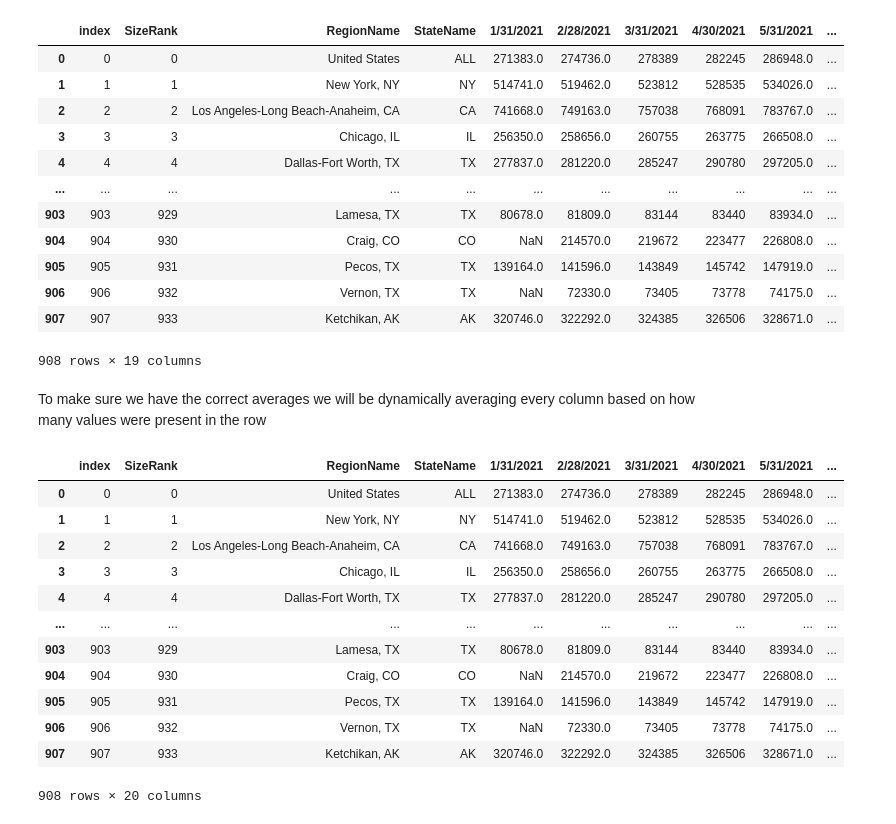
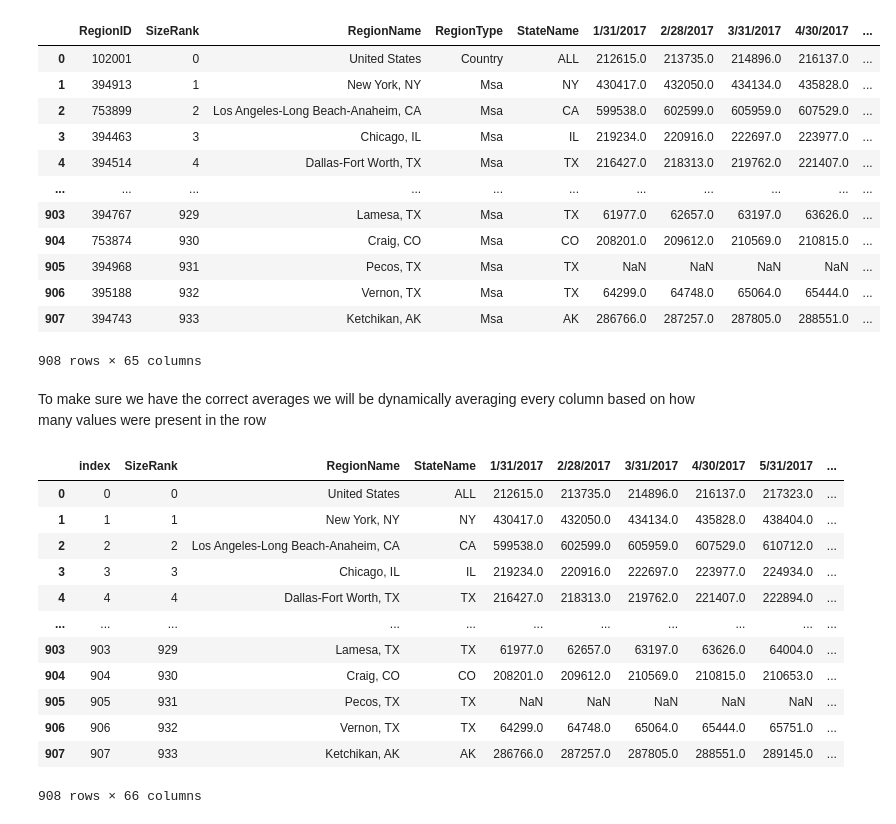
Before and after one commit to RobSalazar/Project-2, a Jupyter notebook: data_cleaning.ipynb, the cells around one changed output. Saved outputs shown, nothing was run; the diff lists cells and outputs as text; code cells hidden in the pictures.

```diff
--- a/data_cleaning.ipynb
+++ b/data_cleaning.ipynb
@@ -13,31 +13,38 @@ unem_data = pd.read_csv(unem_path)
 # %%
 #Drop columns that we dont need in our database (or that can mess up an axis summation)
 d_zillow = zillow_data.drop(columns = ["RegionType","RegionID"])
 
 #Create a list of all columns with housing prices
-dates = ["1/31/2021","2/28/2021","3/31/2021","4/30/2021","5/31/2021","6/30/2021",
-         "7/31/2021","8/31/2021","9/30/2021","10/31/2021","11/30/2021","12/31/2021"]
+dates = ['1/31/2017','2/28/2017','3/31/2017','4/30/2017','5/31/2017','6/30/2017','7/31/2017',
+         '8/31/2017','9/30/2017','10/31/2017','11/30/2017','12/31/2017','1/31/2018','2/28/2018',
+         '3/31/2018','4/30/2018','5/31/2018','6/30/2018','7/31/2018','8/31/2018','9/30/2018',
+         '10/31/2018','11/30/2018','12/31/2018','1/31/2019','2/28/2019','3/31/2019','4/30/2019',
+         '5/31/2019','6/30/2019','7/31/2019','8/31/2019','9/30/2019','10/31/2019','11/30/2019',
+         '12/31/2019','1/31/2020','2/29/2020','3/31/2020','4/30/2020','5/31/2020','6/30/2020',
+         '7/31/2020','8/31/2020','9/30/2020','10/31/2020','11/30/2020','12/31/2020','1/31/2021',
+         '2/28/2021','3/31/2021','4/30/2021','5/31/2021','6/30/2021','7/31/2021','8/31/2021',
+         '9/30/2021','10/31/2021','11/30/2021','12/31/2021'
+]
 
 #Create a new column titled 'total' to house the newly added totals and sum the values across using 'axis=1'
 d_zillow["Totals"] = d_zillow[dates].sum(axis=1)
 
 #Reset index to create similar column for merge
 id_zillow = d_zillow.reset_index()
-id_zillow
 # %% [output]
-|  | index | SizeRank | RegionName | StateName | 1/31/2021 | 2/28/2021 | 3/31/2021 | 4/30/2021 | 5/31/2021 | ... |
-| 0 | 0 | 0 | United States | ALL | 271383.0 | 274736.0 | 278389 | 282245 | 286948.0 | ... |
-| 1 | 1 | 1 | New York, NY | NY | 514741.0 | 519462.0 | 523812 | 528535 | 534026.0 | ... |
-| 2 | 2 | 2 | Los Angeles-Long Beach-Anaheim, CA | CA | 741668.0 | 749163.0 | 757038 | 768091 | 783767.0 | ... |
-| 3 | 3 | 3 | Chicago, IL | IL | 256350.0 | 258656.0 | 260755 | 263775 | 266508.0 | ... |
-| 4 | 4 | 4 | Dallas-Fort Worth, TX | TX | 277837.0 | 281220.0 | 285247 | 290780 | 297205.0 | ... |
+|  | RegionID | SizeRank | RegionName | RegionType | StateName | 1/31/2017 | 2/28/2017 | 3/31/2017 | 4/30/2017 | ... |
+| 0 | 102001 | 0 | United States | Country | ALL | 212615.0 | 213735.0 | 214896.0 | 216137.0 | ... |
+| 1 | 394913 | 1 | New York, NY | Msa | NY | 430417.0 | 432050.0 | 434134.0 | 435828.0 | ... |
+| 2 | 753899 | 2 | Los Angeles-Long Beach-Anaheim, CA | Msa | CA | 599538.0 | 602599.0 | 605959.0 | 607529.0 | ... |
+| 3 | 394463 | 3 | Chicago, IL | Msa | IL | 219234.0 | 220916.0 | 222697.0 | 223977.0 | ... |
+| 4 | 394514 | 4 | Dallas-Fort Worth, TX | Msa | TX | 216427.0 | 218313.0 | 219762.0 | 221407.0 | ... |
 | ... | ... | ... | ... | ... | ... | ... | ... | ... | ... | ... |
-| 903 | 903 | 929 | Lamesa, TX | TX | 80678.0 | 81809.0 | 83144 | 83440 | 83934.0 | ... |
-| 904 | 904 | 930 | Craig, CO | CO | NaN | 214570.0 | 219672 | 223477 | 226808.0 | ... |
-| 905 | 905 | 931 | Pecos, TX | TX | 139164.0 | 141596.0 | 143849 | 145742 | 147919.0 | ... |
-| 906 | 906 | 932 | Vernon, TX | TX | NaN | 72330.0 | 73405 | 73778 | 74175.0 | ... |
-| 907 | 907 | 933 | Ketchikan, AK | AK | 320746.0 | 322292.0 | 324385 | 326506 | 328671.0 | ... |
+| 903 | 394767 | 929 | Lamesa, TX | Msa | TX | 61977.0 | 62657.0 | 63197.0 | 63626.0 | ... |
+| 904 | 753874 | 930 | Craig, CO | Msa | CO | 208201.0 | 209612.0 | 210569.0 | 210815.0 | ... |
+| 905 | 394968 | 931 | Pecos, TX | Msa | TX | NaN | NaN | NaN | NaN | ... |
+| 906 | 395188 | 932 | Vernon, TX | Msa | TX | 64299.0 | 64748.0 | 65064.0 | 65444.0 | ... |
+| 907 | 394743 | 933 | Ketchikan, AK | Msa | AK | 286766.0 | 287257.0 | 287805.0 | 288551.0 | ... |
-908 rows × 19 columns
+908 rows × 65 columns
 # %% [markdown]
 To make sure we have the correct averages we will be dynamically averaging every column based on how many values were present in the row
 # %%
@@ -54,16 +61,16 @@ idf = df.reset_index()
 combo_df = pd.merge(id_zillow, idf)
 combo_df
 # %% [output]
-|  | index | SizeRank | RegionName | StateName | 1/31/2021 | 2/28/2021 | 3/31/2021 | 4/30/2021 | 5/31/2021 | ... |
-| 0 | 0 | 0 | United States | ALL | 271383.0 | 274736.0 | 278389 | 282245 | 286948.0 | ... |
-| 1 | 1 | 1 | New York, NY | NY | 514741.0 | 519462.0 | 523812 | 528535 | 534026.0 | ... |
-| 2 | 2 | 2 | Los Angeles-Long Beach-Anaheim, CA | CA | 741668.0 | 749163.0 | 757038 | 768091 | 783767.0 | ... |
-| 3 | 3 | 3 | Chicago, IL | IL | 256350.0 | 258656.0 | 260755 | 263775 | 266508.0 | ... |
-| 4 | 4 | 4 | Dallas-Fort Worth, TX | TX | 277837.0 | 281220.0 | 285247 | 290780 | 297205.0 | ... |
+|  | index | SizeRank | RegionName | StateName | 1/31/2017 | 2/28/2017 | 3/31/2017 | 4/30/2017 | 5/31/2017 | ... |
+| 0 | 0 | 0 | United States | ALL | 212615.0 | 213735.0 | 214896.0 | 216137.0 | 217323.0 | ... |
+| 1 | 1 | 1 | New York, NY | NY | 430417.0 | 432050.0 | 434134.0 | 435828.0 | 438404.0 | ... |
+| 2 | 2 | 2 | Los Angeles-Long Beach-Anaheim, CA | CA | 599538.0 | 602599.0 | 605959.0 | 607529.0 | 610712.0 | ... |
+| 3 | 3 | 3 | Chicago, IL | IL | 219234.0 | 220916.0 | 222697.0 | 223977.0 | 224934.0 | ... |
+| 4 | 4 | 4 | Dallas-Fort Worth, TX | TX | 216427.0 | 218313.0 | 219762.0 | 221407.0 | 222894.0 | ... |
 | ... | ... | ... | ... | ... | ... | ... | ... | ... | ... | ... |
-| 903 | 903 | 929 | Lamesa, TX | TX | 80678.0 | 81809.0 | 83144 | 83440 | 83934.0 | ... |
-| 904 | 904 | 930 | Craig, CO | CO | NaN | 214570.0 | 219672 | 223477 | 226808.0 | ... |
-| 905 | 905 | 931 | Pecos, TX | TX | 139164.0 | 141596.0 | 143849 | 145742 | 147919.0 | ... |
-| 906 | 906 | 932 | Vernon, TX | TX | NaN | 72330.0 | 73405 | 73778 | 74175.0 | ... |
-| 907 | 907 | 933 | Ketchikan, AK | AK | 320746.0 | 322292.0 | 324385 | 326506 | 328671.0 | ... |
+| 903 | 903 | 929 | Lamesa, TX | TX | 61977.0 | 62657.0 | 63197.0 | 63626.0 | 64004.0 | ... |
+| 904 | 904 | 930 | Craig, CO | CO | 208201.0 | 209612.0 | 210569.0 | 210815.0 | 210653.0 | ... |
+| 905 | 905 | 931 | Pecos, TX | TX | NaN | NaN | NaN | NaN | NaN | ... |
+| 906 | 906 | 932 | Vernon, TX | TX | 64299.0 | 64748.0 | 65064.0 | 65444.0 | 65751.0 | ... |
+| 907 | 907 | 933 | Ketchikan, AK | AK | 286766.0 | 287257.0 | 287805.0 | 288551.0 | 289145.0 | ... |
-908 rows × 20 columns
+908 rows × 66 columns
```
Also changed, not shown: parts of 2 cells of this notebook.
